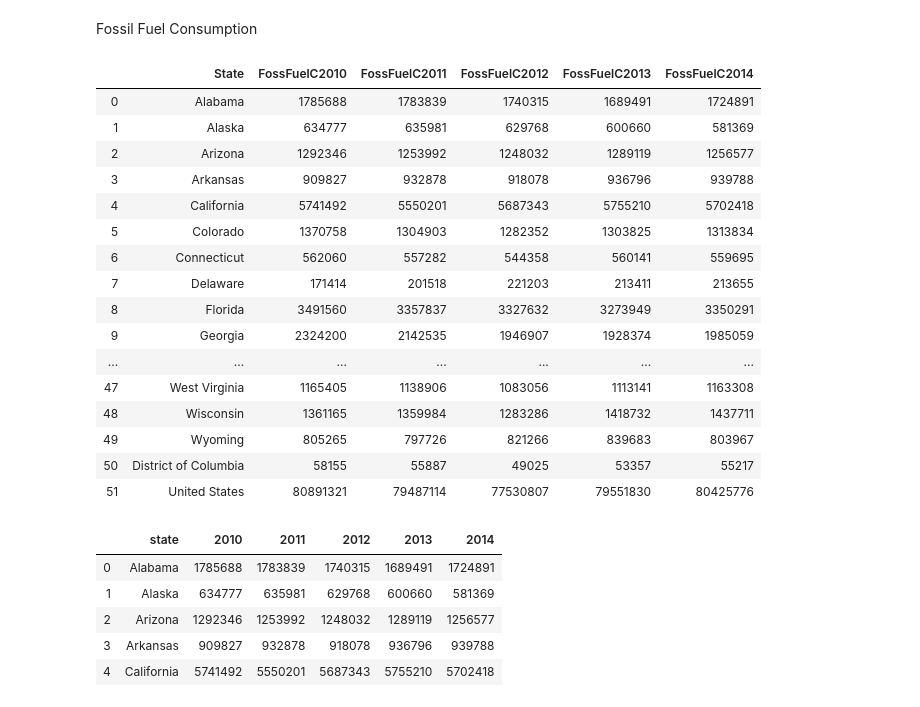
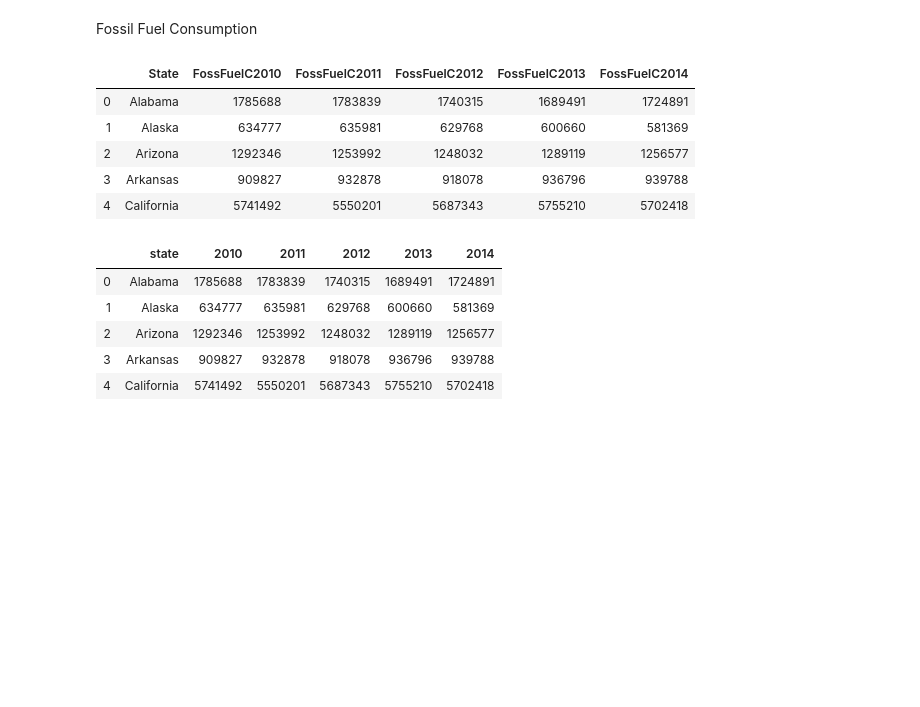
Before and after one commit to sgk2004/ETL-of-Oil-Gas-Data, a Jupyter notebook: Oil and Gas/data_etl.ipynb, the cells around one changed output. Drawn from its saved outputs; the diff is of its cells as text; code cells hidden in the pictures; blank space fills up the shorter version.

```diff
--- a/Oil and Gas/data_etl.ipynb
+++ b/Oil and Gas/data_etl.ipynb
@@ -469,25 +388,14 @@ LPG_df=pd.DataFrame(Energy_df.filter(regex='^LPGC',axis=1))
 Fossil Fuel Consumption
 # %%
 Fossilfuel_df=pd.concat([states_df, Fossilfuel_df],axis=1)
-Fossilfuel_df
+Fossilfuel_df.head()
 # %% [output]
 |  | State | FossFuelC2010 | FossFuelC2011 | FossFuelC2012 | FossFuelC2013 | FossFuelC2014 |
 | 0 | Alabama | 1785688 | 1783839 | 1740315 | 1689491 | 1724891 |
 | 1 | Alaska | 634777 | 635981 | 629768 | 600660 | 581369 |
 | 2 | Arizona | 1292346 | 1253992 | 1248032 | 1289119 | 1256577 |
 | 3 | Arkansas | 909827 | 932878 | 918078 | 936796 | 939788 |
 | 4 | California | 5741492 | 5550201 | 5687343 | 5755210 | 5702418 |
-| 5 | Colorado | 1370758 | 1304903 | 1282352 | 1303825 | 1313834 |
-| 6 | Connecticut | 562060 | 557282 | 544358 | 560141 | 559695 |
-| 7 | Delaware | 171414 | 201518 | 221203 | 213411 | 213655 |
-| 8 | Florida | 3491560 | 3357837 | 3327632 | 3273949 | 3350291 |
-| 9 | Georgia | 2324200 | 2142535 | 1946907 | 1928374 | 1985059 |
-| ... | ... | ... | ... | ... | ... | ... |
-| 47 | West Virginia | 1165405 | 1138906 | 1083056 | 1113141 | 1163308 |
-| 48 | Wisconsin | 1361165 | 1359984 | 1283286 | 1418732 | 1437711 |
-| 49 | Wyoming | 805265 | 797726 | 821266 | 839683 | 803967 |
-| 50 | District of Columbia | 58155 | 55887 | 49025 | 53357 | 55217 |
-| 51 | United States | 80891321 | 79487114 | 77530807 | 79551830 | 80425776 |
 # %%
 Fossilfuel_df=Fossilfuel_df.rename(columns={'State':'state','FossFuelC2010':2010,'FossFuelC2011':2011,'FossFuelC2012':2012,'FossFuelC2013':2013,'FossFuelC2014':2014})
 Fossilfuel_df.head()
```
Also changed, not shown: parts of 45 cells of this notebook.
